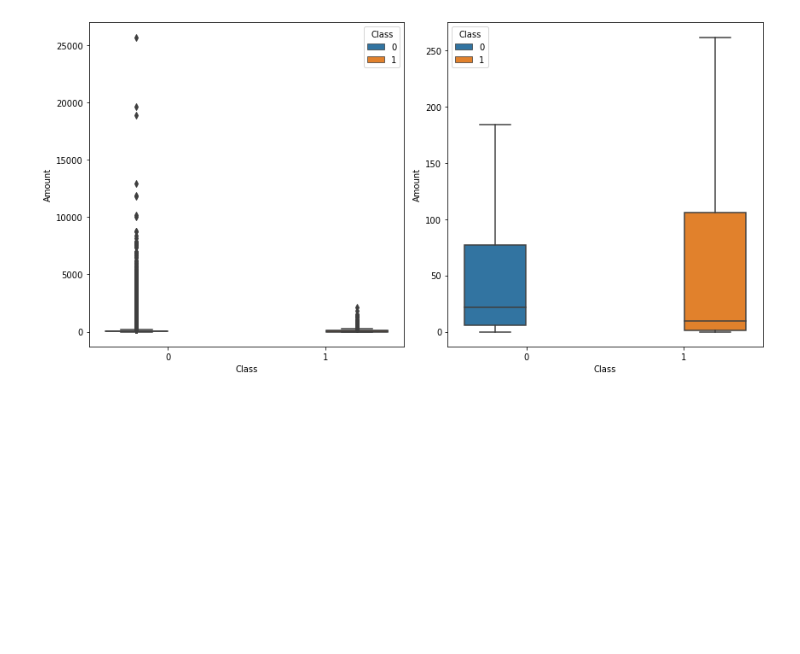
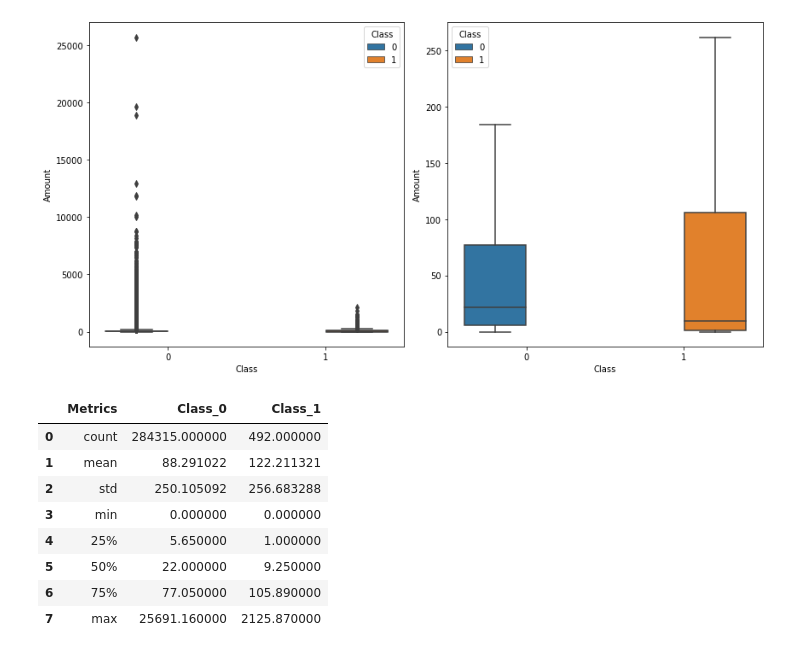
Before and after one commit to sneharth/Data-Science, a Jupyter notebook: Credit Card Fraud Detection/Credit Card Fraud Detection.ipynb, the cells around one changed output. Cells and saved outputs as stored; diff of their text form; code cells hidden in the pictures; blank space fills up the shorter version.

```diff
--- a/Credit Card Fraud Detection/Credit Card Fraud Detection.ipynb
+++ b/Credit Card Fraud Detection/Credit Card Fraud Detection.ipynb
@@ -169,3 +169,17 @@ s = sns.boxplot ( ax = ax2 , y = data [ "Amount" ] , x = data [ "Class" ] , hue
 plt.show ( )
 # %% [output]
 [figure]
+# %%
+pd.DataFrame ( { "Metrics" : data [ data [ "Class" ] == 0 ] [ "Amount" ].describe ( ).index , \
+    "Class_0" : list ( data [ data [ "Class" ] == 0 ] [ "Amount" ].describe ( ) ) , \
+        "Class_1" : list ( data [ data [ "Class" ] == 1 ] [ "Amount" ].describe ( ) ) } )
+# %% [output]
+|  | Metrics | Class_0 | Class_1 |
+| 0 | count | 284315.000000 | 492.000000 |
+| 1 | mean | 88.291022 | 122.211321 |
+| 2 | std | 250.105092 | 256.683288 |
+| 3 | min | 0.000000 | 0.000000 |
+| 4 | 25% | 5.650000 | 1.000000 |
+| 5 | 50% | 22.000000 | 9.250000 |
+| 6 | 75% | 77.050000 | 105.890000 |
+| 7 | max | 25691.160000 | 2125.870000 |
```
Also changed, not shown: parts of 5 cells of this notebook.
